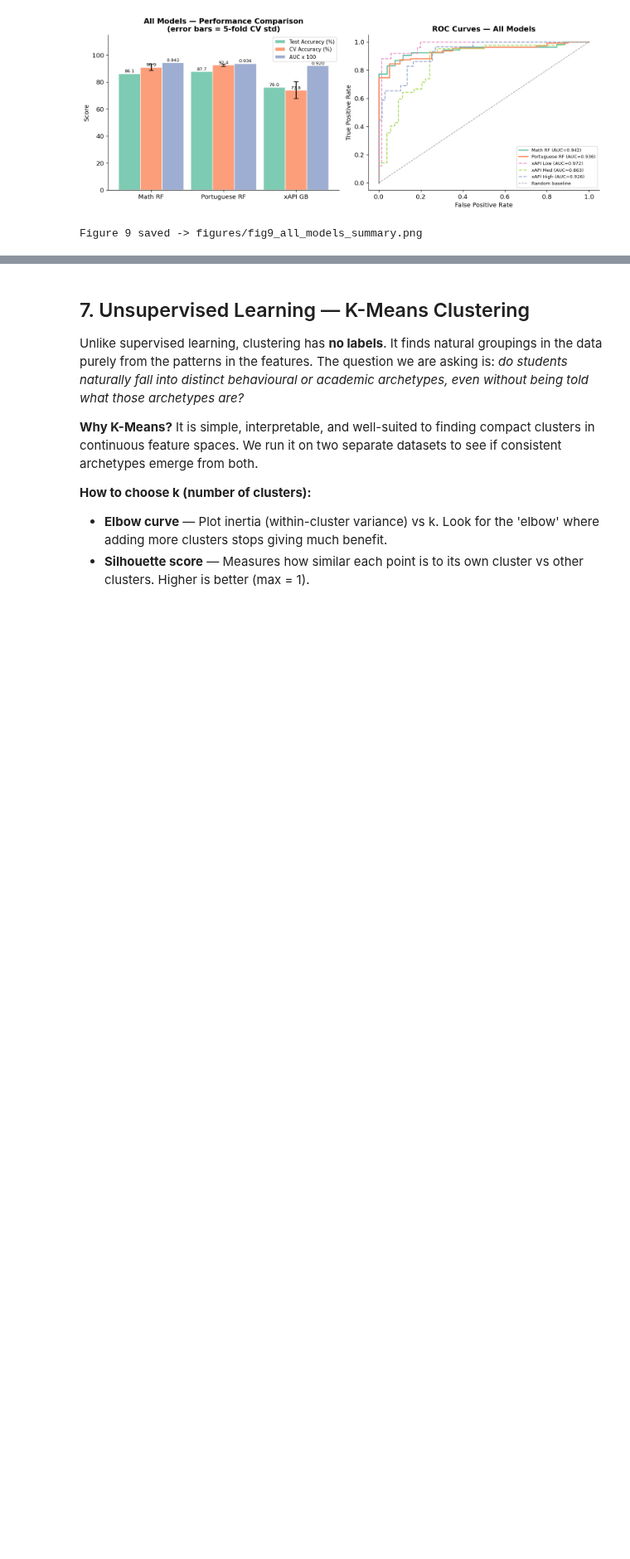
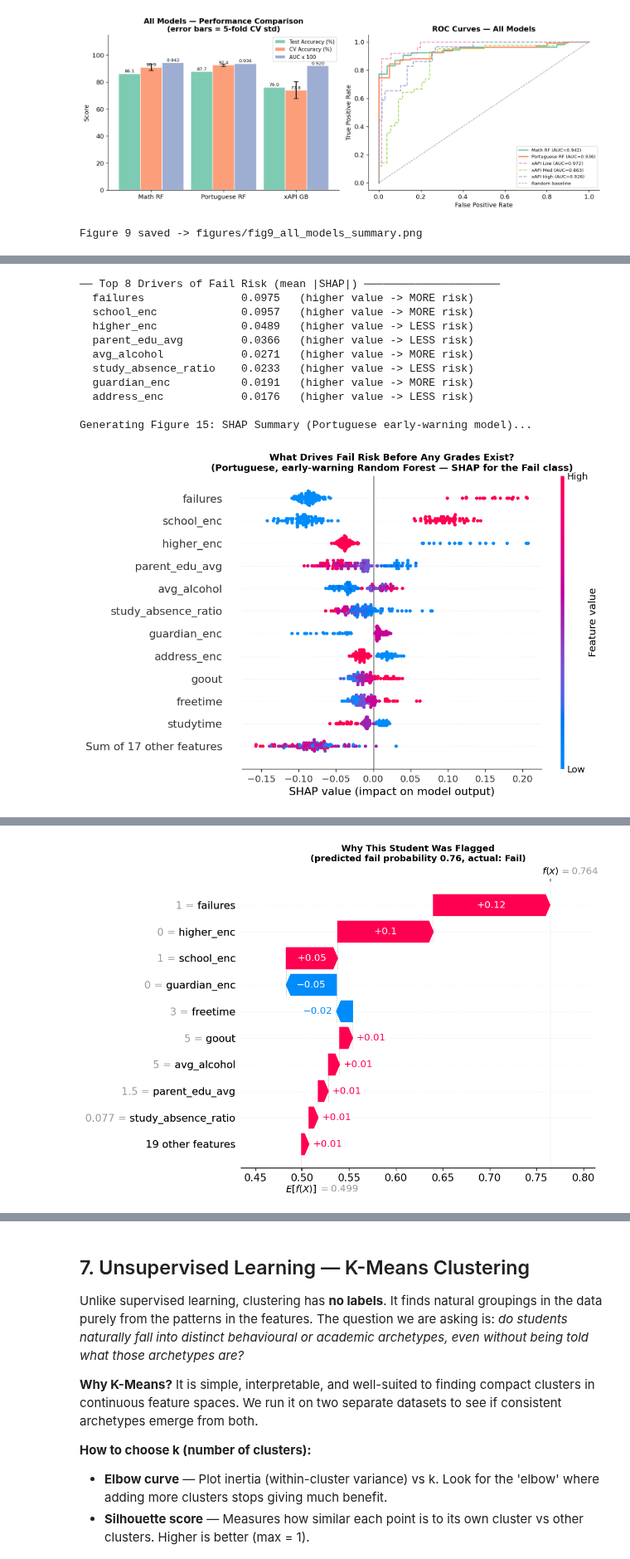
Before and after one commit to YasithaNV2001/student-performance-analytics, a Jupyter notebook: analysis.ipynb, the cells around one changed output, grey strips where cells are left out. Shown at 83% size. Drawn from its saved outputs; the diff is of its cells as text; code cells hidden in the pictures; blank space fills up the shorter version.

```diff
--- a/analysis.ipynb
+++ b/analysis.ipynb
@@ -1410,0 +1672,79 @@ Figure 9 saved -> figures/fig9_all_models_summary.png
+# %%
+# EXPLAINABILITY WITH SHAP — PORTUGUESE EARLY-WARNING MODEL
+
+# TreeExplainer computes exact SHAP values for tree ensembles quickly.
+# The model predicts two classes: 0 = Fail, 1 = Pass.
+# We explain the FAIL class, so:
+#   SHAP > 0  -> this feature pushes the student TOWARDS failing
+#   SHAP < 0  -> this feature pushes the student TOWARDS passing
+#
+# Explaining the test set only (130 students) keeps the explanations honest:
+# these are students the model never saw during training.
+
+import shap
+
+rf_early_por, X_te_shap, y_te_shap = early_models['Portuguese']
+
+explainer  = shap.TreeExplainer(rf_early_por)
+shap_all   = explainer(X_te_shap)          # shape: (students, features, classes)
+shap_fail  = shap_all[:, :, 0]             # class 0 = Fail
+
+# Rank features by average absolute impact on fail risk
+mean_abs = pd.Series(np.abs(shap_fail.values).mean(axis=0),
+                     index=X_te_shap.columns).sort_values(ascending=False)
+
+# Direction: does a HIGH value of the feature raise or lower fail risk?
+direction = {f: np.corrcoef(X_te_shap[f], shap_fail[:, f].values)[0, 1]
+             for f in mean_abs.index[:8]}
+
+print("── Top 8 Drivers of Fail Risk (mean |SHAP|) ─────────────────────")
+for f in mean_abs.index[:8]:
+    arrow = 'higher value -> MORE risk' if direction[f] > 0 else 'higher value -> LESS risk'
+    print(f"  {f:<22} {mean_abs[f]:.4f}   ({arrow})")
+
+# FIGURE 15 — beeswarm summary
+print("\nGenerating Figure 15: SHAP Summary (Portuguese early-warning model)...")
+plt.figure()
+shap.plots.beeswarm(shap_fail, max_display=12, show=False)
+plt.title('What Drives Fail Risk Before Any Grades Exist?\n(Portuguese, early-warning Random Forest — SHAP for the Fail class)',
+          fontweight='bold', fontsize=11)
+plt.savefig('figures/fig15_shap_summary.png', bbox_inches='tight')
+plt.show()
+print("Figure 15 saved -> figures/fig15_shap_summary.png")
+
+# FIGURE 16 — waterfall for one correctly flagged student
+#   We pick the student with the highest predicted fail risk among those
+#   who ACTUALLY failed, so the example shows a real at-risk case.
+#   (The single highest-risk student overall actually passed — a reminder
+#   that an early-warning model produces false alarms too.)
+fail_prob = rf_early_por.predict_proba(X_te_shap)[:, 0]
+top = int(np.argmax(fail_prob))
+print(f"\nHighest-risk student overall: fail probability {fail_prob[top]:.2f}, "
+      f"actual: {'Fail' if y_te_shap.iloc[top] == 0 else 'Pass'}")
+
+failed = np.where(y_te_shap.values == 0)[0]
+idx = int(failed[np.argmax(fail_prob[failed])])
+actual = 'Fail'
+print(f"Highest-risk student who actually failed: fail probability {fail_prob[idx]:.2f}")
+
+print("Generating Figure 16: SHAP Explanation for One Student...")
+plt.figure()
+shap.plots.waterfall(shap_fail[idx], max_display=10, show=False)
+plt.title(f'Why This Student Was Flagged\n(predicted fail probability {fail_prob[idx]:.2f}, actual: {actual})',
+          fontweight='bold', fontsize=11)
+plt.savefig('figures/fig16_shap_single_student.png', bbox_inches='tight')
+plt.show()
+print("Figure 16 saved -> figures/fig16_shap_single_student.png")
+# %% [output]
+── Top 8 Drivers of Fail Risk (mean |SHAP|) ─────────────────────
+  failures               0.0975   (higher value -> MORE risk)
+  school_enc             0.0957   (higher value -> MORE risk)
+  higher_enc             0.0489   (higher value -> LESS risk)
+  parent_edu_avg         0.0366   (higher value -> LESS risk)
+  avg_alcohol            0.0271   (higher value -> MORE risk)
+  study_absence_ratio    0.0233   (higher value -> LESS risk)
+  guardian_enc           0.0191   (higher value -> MORE risk)
+  address_enc            0.0176   (higher value -> LESS risk)
+
+Generating Figure 15: SHAP Summary (Portuguese early-warning model)...
+[figure, added]
@@ -1410,0 +1756 @@ Figure 9 saved -> figures/fig9_all_models_summary.png
+[figure, added]
```
Also changed, not shown: parts of 12 cells of this notebook, 3 other files.
